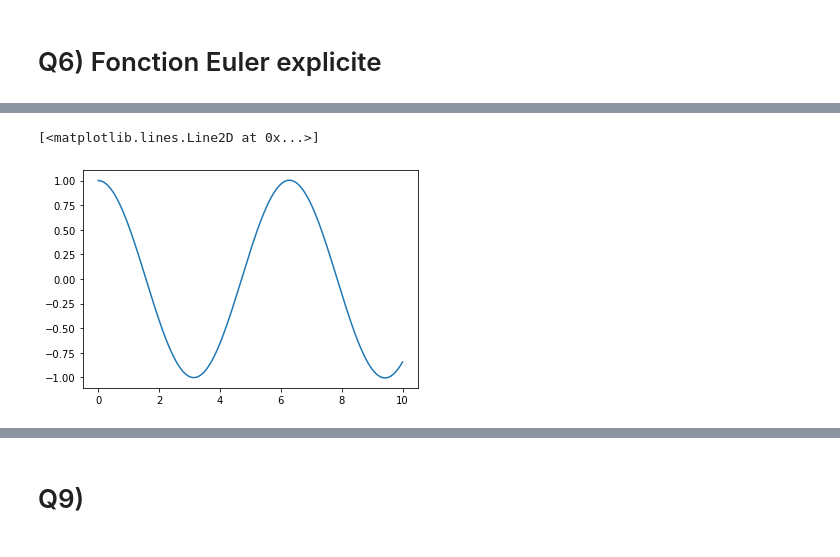
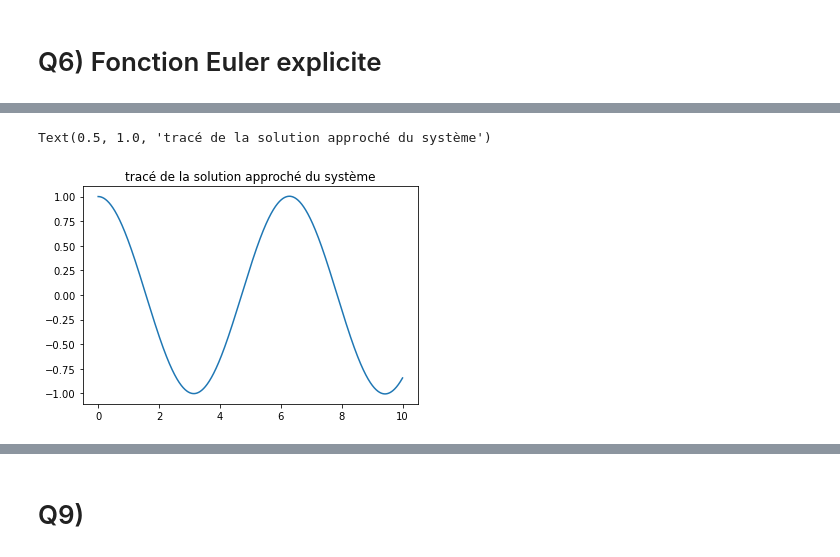
Before and after one commit to RalfCortes/ProjetMath2, a Jupyter notebook: projet.ipynb, the cells around one changed output, grey strips where cells are left out. Cells and saved outputs as stored; diff of their text form; code cells hidden in the pictures.

```diff
--- a/projet.ipynb
+++ b/projet.ipynb
@@ -22,8 +56,8 @@ delta = 0.05 # taux de reproduction des prédateurs en fonction des proies renco
 # %% [markdown]
 # Q2) Représentation visuelle du champ de vecteurs
 # %%
-X=np.linspace(0,100,20)
-Y=np.linspace(0,100,20)
+X=np.linspace(0,60,20)
+Y=np.linspace(0,60,20)
 Mesh = np.meshgrid(X,Y)
 MX=Mesh[0]
 MY=Mesh[1]
@@ -103,6 +182,8 @@ Z=solve_euler_explicite(f,[1,0],dt,0,10)
 YE=[Z[1][i][0] for i in range(0,len(Z[1])) ]
 # %%
 plt.plot(Z[0],YE)
+
+plt.title("tracé de la solution approché du système")
 # %% [output]
-[<matplotlib.lines.Line2D at 0x...>]
+Text(0.5, 1.0, 'tracé de la solution approché du système')
-[figure, old version]
+[figure, new version]
```
Also changed, not shown: parts of 53 cells of this notebook.
